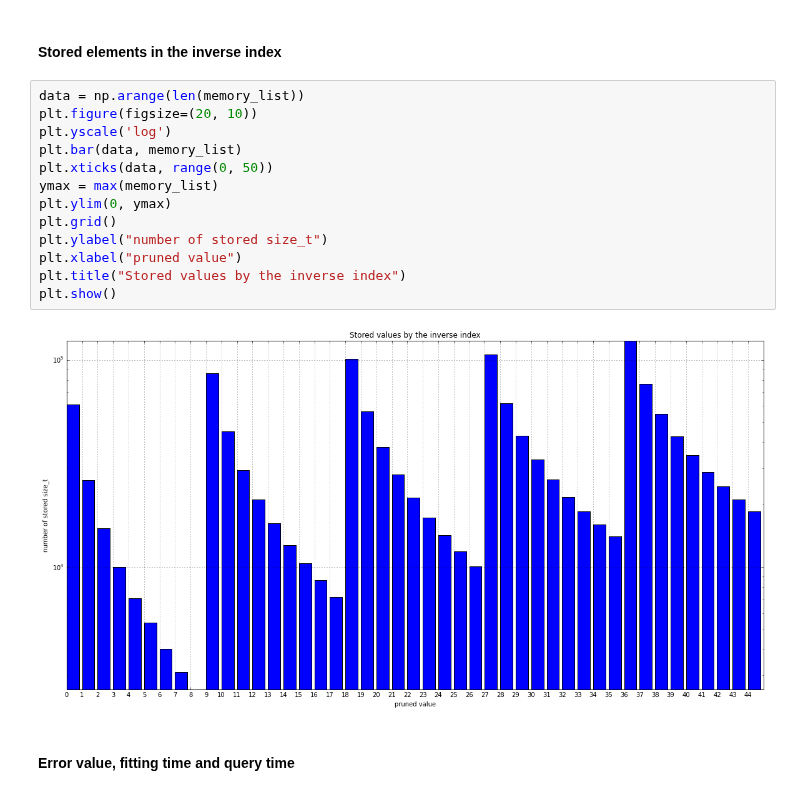
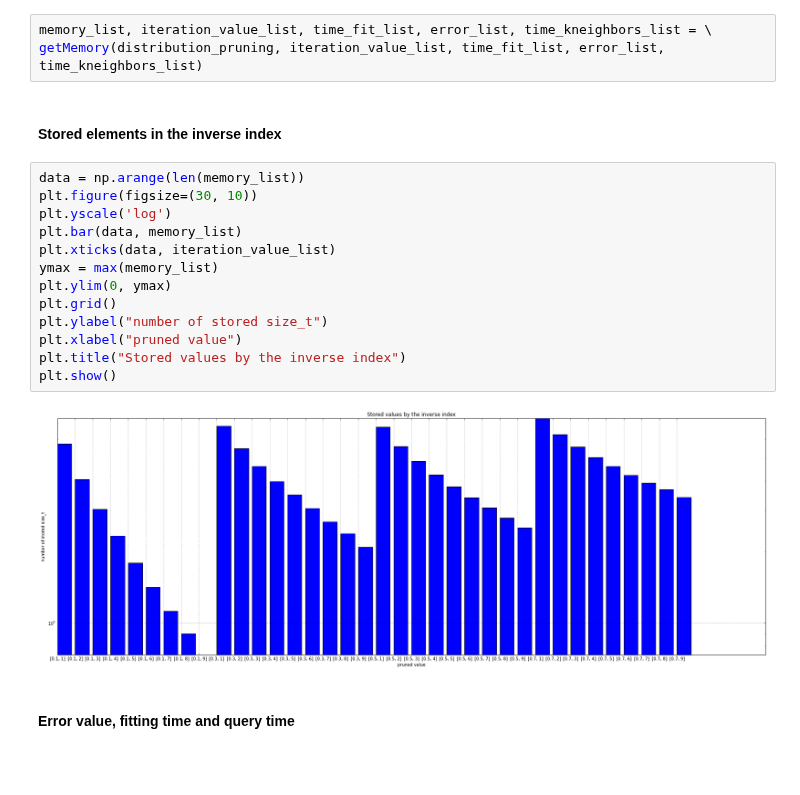
Before and after one commit to joachimwolff/sparse-neighbors-search, a Jupyter notebook: example/Methods to save memory.ipynb, the cells around one changed output. Cells and saved outputs as stored; diff of their text form; blank space fills up the shorter version.

```diff
--- a/example/Methods to save memory.ipynb
+++ b/example/Methods to save memory.ipynb
@@ -515,19 +512,22 @@ print memory_list
+# %%
+memory_list, iteration_value_list, time_fit_list, error_list, time_kneighbors_list = \
+getMemory(distribution_pruning, iteration_value_list, time_fit_list, error_list, time_kneighbors_list)
 # %% [markdown]
 #### Stored elements in the inverse index
 # %%
 data = np.arange(len(memory_list))
-plt.figure(figsize=(20, 10))
+plt.figure(figsize=(30, 10))
 plt.yscale('log')
 plt.bar(data, memory_list)
-plt.xticks(data, range(0, 50))
+plt.xticks(data, iteration_value_list)
 ymax = max(memory_list)
 plt.ylim(0, ymax)
 plt.grid()
 plt.ylabel("number of stored size_t")
 plt.xlabel("pruned value")
 plt.title("Stored values by the inverse index")
 plt.show()
 # %% [output]
-[figure, old version]
+[figure, new version]
 # %% [markdown]
 #### Error value, fitting time and query time
```
Also changed, not shown: parts of 69 cells of this notebook, 6 other files.
